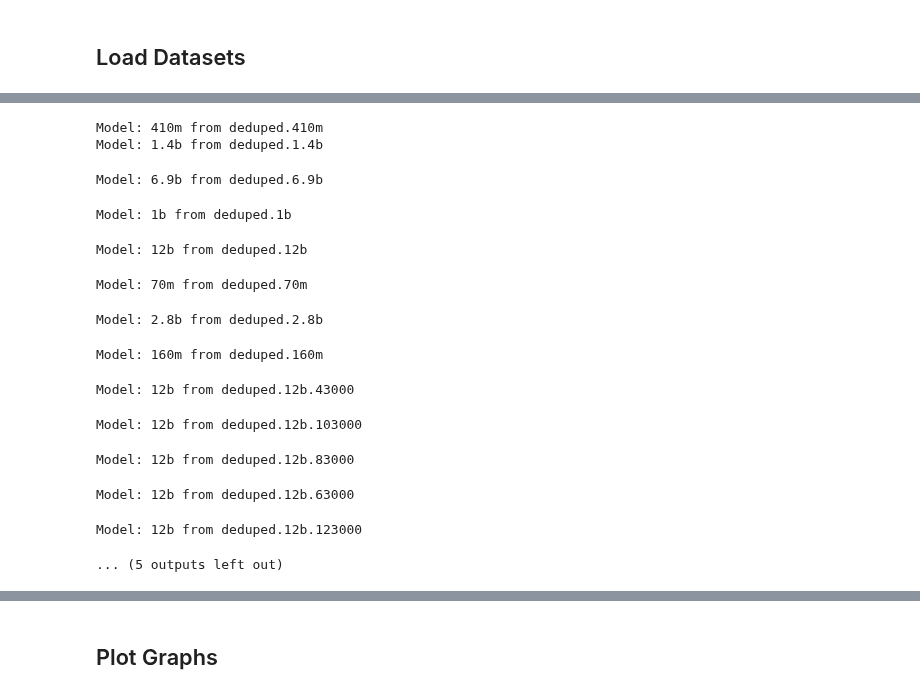
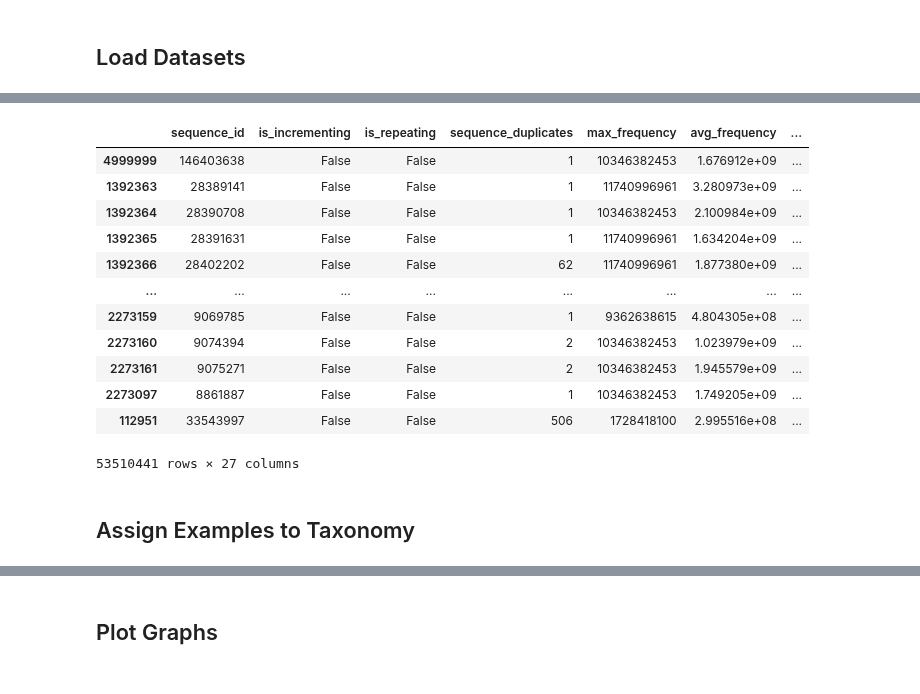
Before and after one commit to EleutherAI/semantic-memorization, a Jupyter notebook: working_dirs/kyle/results_analysis/results_analysis.ipynb, the cells around one changed output, grey strips where cells are left out. Drawn from its saved outputs; the diff is of its cells as text; code cells hidden in the pictures.

```diff
--- a/working_dirs/kyle/results_analysis/results_analysis.ipynb
+++ b/working_dirs/kyle/results_analysis/results_analysis.ipynb
@@ -37,11 +39,15 @@ print(f"Split sample size: {split_sample_size}")
 for split in tqdm(splits):
     model = split.split("_")[-1]
     checkpoint = int(split.split(".")[-1]) if split.split(".")[-1][1].isnumeric() else "Final"
-    formatted_split_name = split.replace("memories_", "").replace("deduped_", "deduped.")
+    formatted_split_name = split.replace("memories_", "").replace("deduped_", "deduped.").replace("pile_", "")
     dataset_path = memories_path if checkpoint == "Final" else intermediate_path
-    memories_dataset[formatted_split_name] = load_dataset(dataset_path, split=f"{split}[:{split_sample_size}]" if split_sample_size else split)
+    if "memories" in split:
+        memories_dataset[formatted_split_name] = load_dataset(dataset_path, split=f"{split}[:{split_sample_size}]" if split_sample_size else split)
+    else:
+        pile_dataset[formatted_split_name] = load_dataset(dataset_path, split=f"{split}[:{split_sample_size}]" if split_sample_size else split)
 
-memories_dataset
+display(memories_dataset)
+display(pile_dataset)
 # %% [output]
 Loading datasets...
 Split sample size: None
@@ -74,40 +97,49 @@ split_to_param_count = {
     "12b": 12000000000,
 }
 # %%
-columns_to_drop = ["frequencies", "tokens"]
-combined_dataframe = None
-for split in tqdm(memories_dataset, desc="Loading Memories"):
-    current_frame = memories_dataset[split].to_pandas()
+def get_frame_from_split(dataset, split_name, is_memorized):
+    current_frame = dataset[split].to_pandas()
     current_frame.drop(columns=columns_to_drop, inplace=True)
     checkpoint = int(split.split(".")[-1]) if split.split(".")[-1][1].isnumeric() and len(split.split(".")) != 2 else "Final"
     current_frame["Checkpoint"] = checkpoint
     model = split.split("deduped")[-1][1:] if checkpoint == "Final" else split.split(".")[-2]
-    print(f"Model: {model} from {split}")
     current_frame["Model"] = model
     current_frame["Param Count"] = split_to_param_count[current_frame["Model"].iloc[0]]
     current_frame["Deduped"] = "deduped" in split
-    current_frame["Memorized"] = True
+    current_frame["Memorized"] = is_memorized
+    return current_frame
+
+
+columns_to_drop = ["frequencies", "tokens", "text"]
+combined_dataframe = None
+for split in tqdm(memories_dataset, desc="Loading Memories"):
+    current_frame = get_frame_from_split(memories_dataset, split, True)
     if combined_dataframe is None:
         combined_dataframe = current_frame
     else:
         combined_dataframe = pd.concat([combined_dataframe, current_frame])
 
+for split in tqdm(pile_dataset, desc="Loading Pile"):
+    current_frame = get_frame_from_split(pile_dataset, split, False)
+    combined_dataframe = pd.concat([combined_dataframe, current_frame])
+
 combined_dataframe = combined_dataframe.sort_values("Param Count")
-display(combined_dataframe.shape)
-display(combined_dataframe.columns)
-combined_dataframe.head()
+# display(combined_dataframe.shape)
+# display(combined_dataframe.columns)
+combined_dataframe
 # %% [output]
+|  | sequence_id | is_incrementing | is_repeating | sequence_duplicates | max_frequency | avg_frequency | ... |
+| 4999999 | 146403638 | False | False | 1 | 10346382453 | 1.676912e+09 | ... |
+| 1392363 | 28389141 | False | False | 1 | 11740996961 | 3.280973e+09 | ... |
+| 1392364 | 28390708 | False | False | 1 | 10346382453 | 2.100984e+09 | ... |
+| 1392365 | 28391631 | False | False | 1 | 11740996961 | 1.634204e+09 | ... |
+| 1392366 | 28402202 | False | False | 62 | 11740996961 | 1.877380e+09 | ... |
+| ... | ... | ... | ... | ... | ... | ... | ... |
+| 2273159 | 9069785 | False | False | 1 | 9362638615 | 4.804305e+08 | ... |
+| 2273160 | 9074394 | False | False | 2 | 10346382453 | 1.023979e+09 | ... |
+| 2273161 | 9075271 | False | False | 2 | 10346382453 | 1.945579e+09 | ... |
+| 2273097 | 8861887 | False | False | 1 | 10346382453 | 1.749205e+09 | ... |
+| 112951 | 33543997 | False | False | 506 | 1728418100 | 2.995516e+08 | ... |
-Model: 410m from deduped.410m
-Model: 1.4b from deduped.1.4b
+53510441 rows × 27 columns
-Model: 6.9b from deduped.6.9b
-Model: 1b from deduped.1b
-Model: 12b from deduped.12b
-Model: 70m from deduped.70m
-Model: 2.8b from deduped.2.8b
-Model: 160m from deduped.160m
-Model: 12b from deduped.12b.43000
-Model: 12b from deduped.12b.103000
-Model: 12b from deduped.12b.83000
-Model: 12b from deduped.12b.63000
-Model: 12b from deduped.12b.123000
-... (5 outputs left out)
+# %% [markdown]
+## Assign Examples to Taxonomy
```
Also changed, not shown: parts of 15 cells of this notebook, 1 other file.
